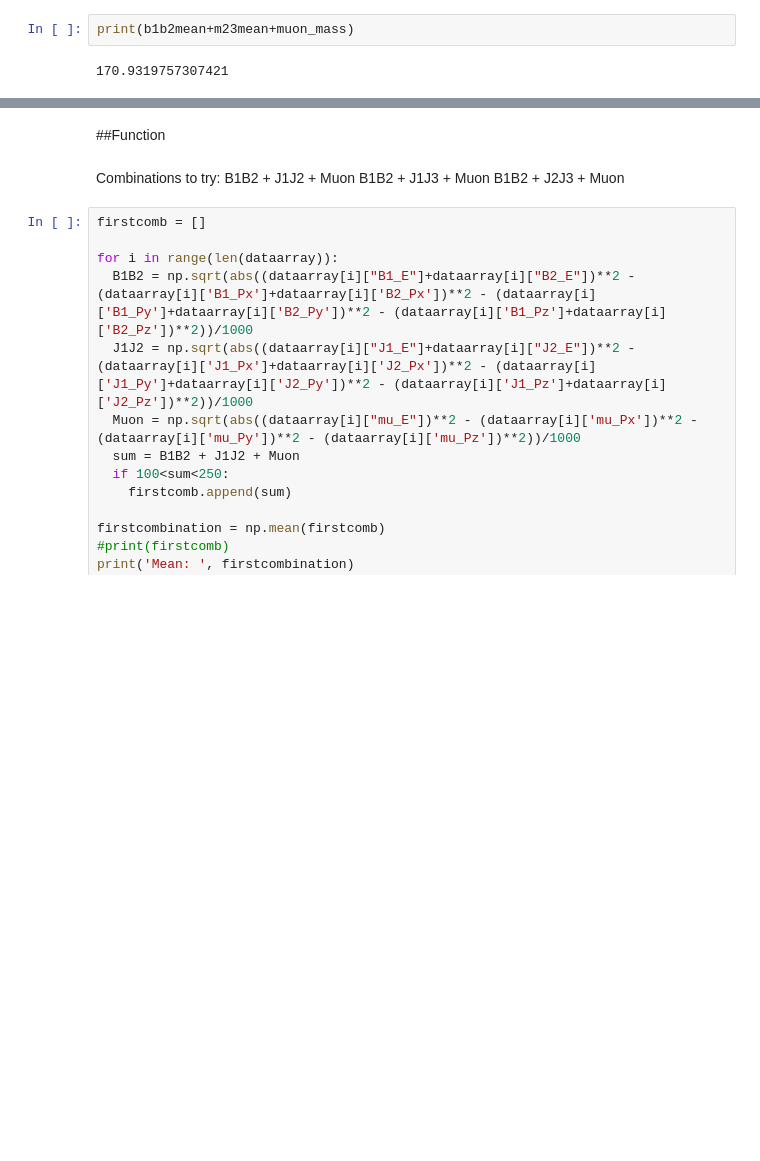
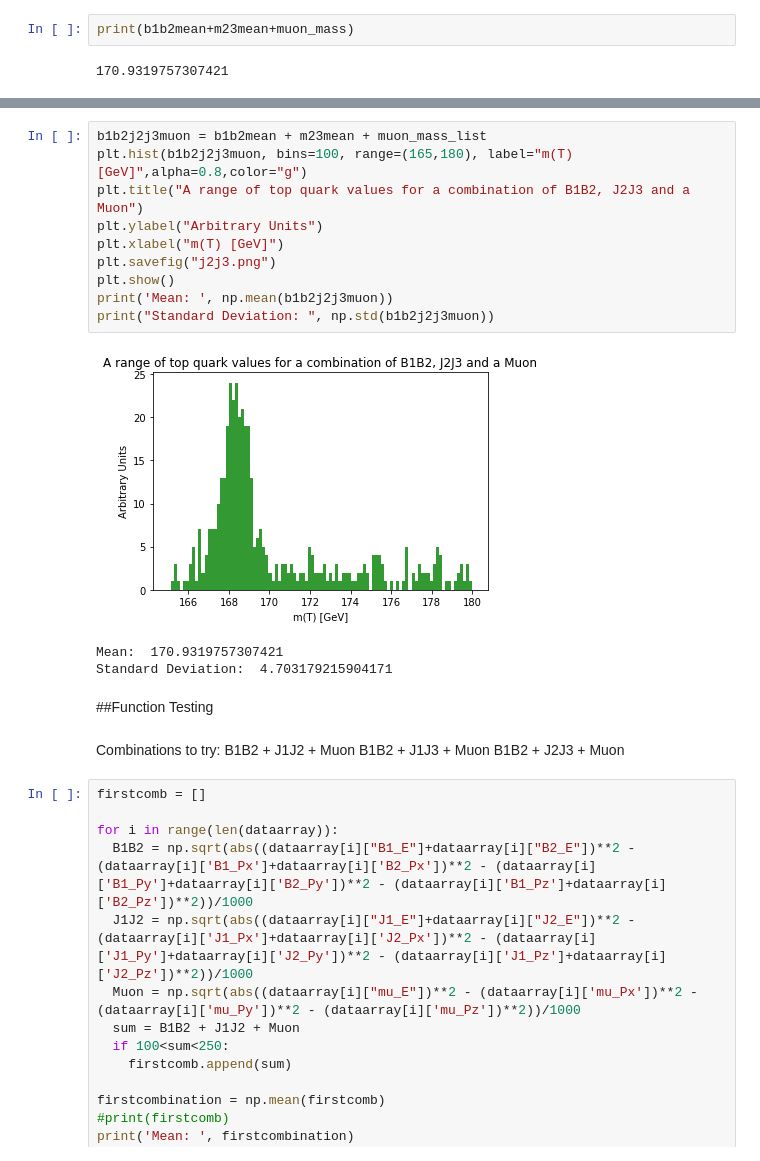
Before and after one commit to Hamza-Suleman/EPP-Coursework3, a Jupyter notebook: EPP_Coursework_3.ipynb, the cells around one changed output, grey strips where cells are left out. Cells and saved outputs as stored; diff of their text form; blank space fills up the shorter version.

```diff
--- a/EPP_Coursework_3.ipynb
+++ b/EPP_Coursework_3.ipynb
@@ -374,5 +404,19 @@ print(b1b2mean+m23mean+muon_mass)
+# %%
+b1b2j2j3muon = b1b2mean + m23mean + muon_mass_list
+plt.hist(b1b2j2j3muon, bins=100, range=(165,180), label="m(T) [GeV]",alpha=0.8,color="g")
+plt.title("A range of top quark values for a combination of B1B2, J2J3 and a Muon")
+plt.ylabel("Arbitrary Units")
+plt.xlabel("m(T) [GeV]")
+plt.savefig("j2j3.png")
+plt.show()
+print('Mean: ', np.mean(b1b2j2j3muon))
+print("Standard Deviation: ", np.std(b1b2j2j3muon))
+# %% [output]
+[figure, added]
+Mean:  170.9319757307421
+Standard Deviation:  4.703179215904171
 # %% [markdown]
-##Function
+##Function Testing
 # %% [markdown]
 Combinations to try:
 B1B2 + J1J2 + Muon
```
Also changed, not shown: parts of 4 cells of this notebook.
